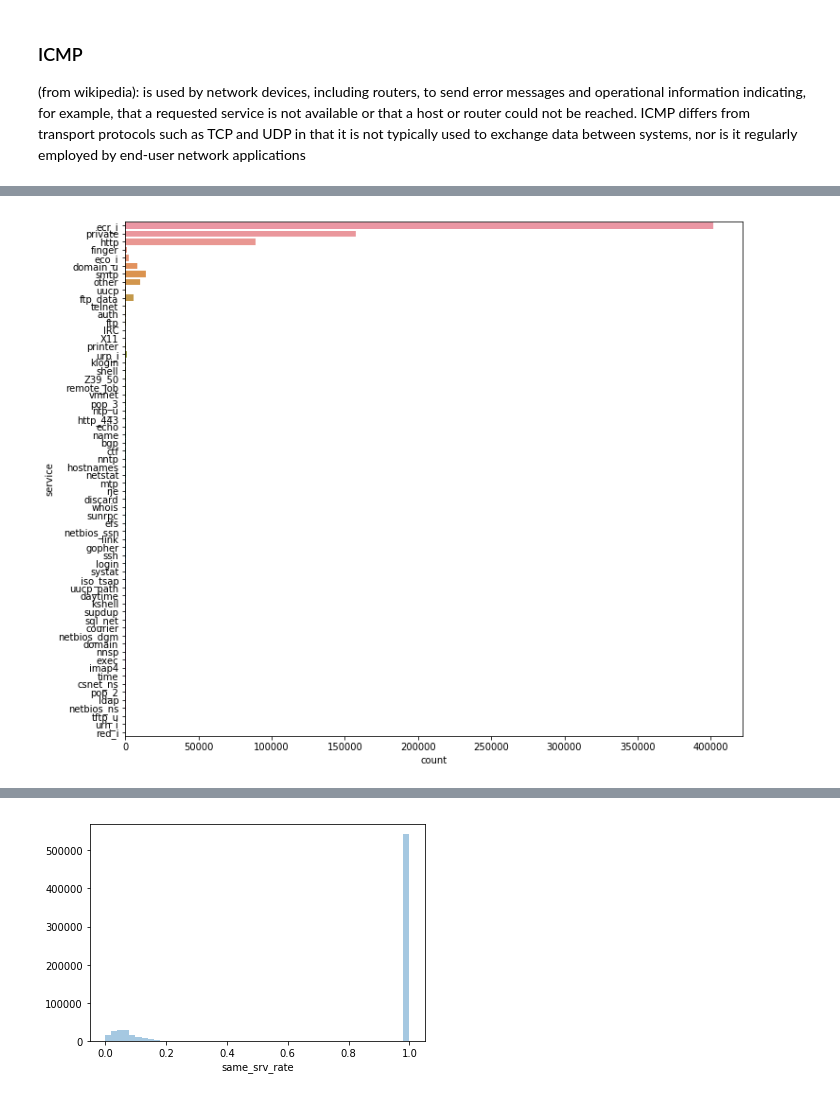
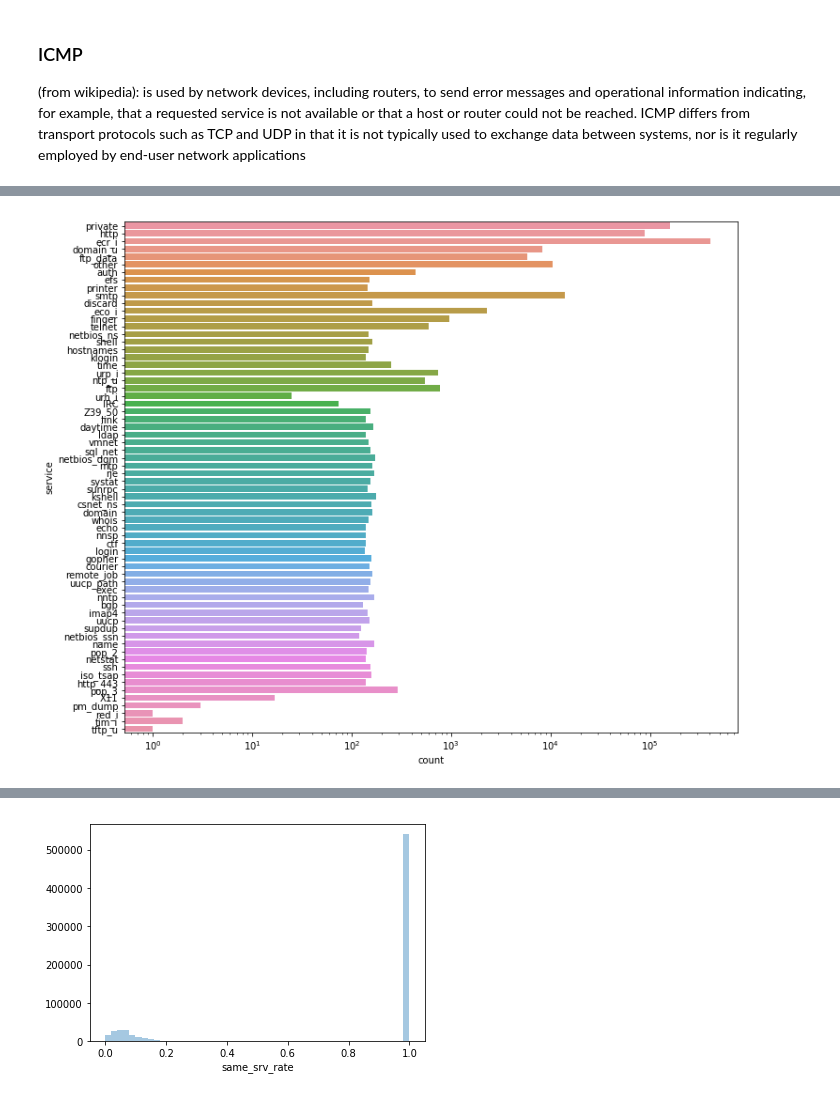
Before and after one commit to MnemoSemiotic/Analyzing-Network-Traffic_kdd99, a Jupyter notebook: 1_Dataset_Exploration_and_EDA.ipynb, the cells around one changed output, grey strips where cells are left out. Cells and saved outputs as stored; diff of their text form; code cells hidden in the pictures.

Commit message:
refactor plots, update readme

```diff
--- a/1_Dataset_Exploration_and_EDA.ipynb
+++ b/1_Dataset_Exploration_and_EDA.ipynb
@@ -284,11 +285,12 @@ pltfuncs.plot_hist_basic(df, 'service')
 # %%
-a4_dims = (11.7, 10)
-fig, ax = plt.subplots(figsize=a4_dims)
+dims = (11.7, 10)
+fig, ax = plt.subplots(figsize=dims)
 
-sns_plt = sns.countplot(ax=ax,
+g = sns.countplot(ax=ax,
                         y=df["service"])
+ax.set_xscale('log')
 # %% [output]
-[figure, old version]
+[figure, new version]
 # %%
 df['service'].value_counts()
 # %% [output]
```
Also changed, not shown: parts of 26 cells of this notebook, 2 other files.
